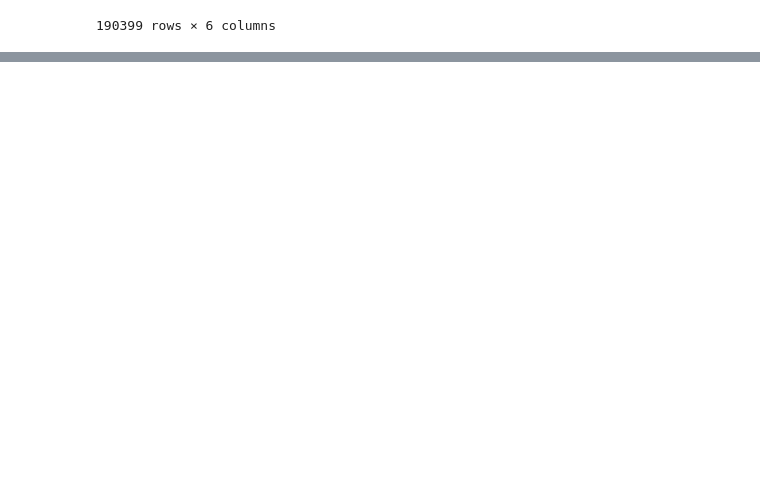
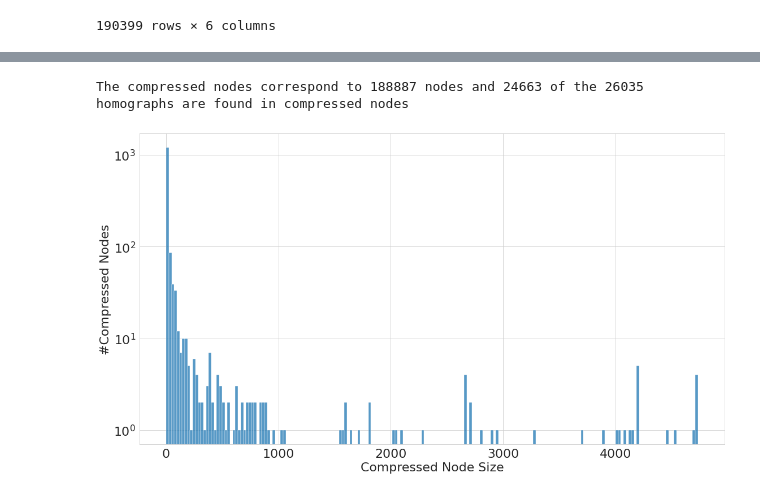
Before and after one commit to northeastern-datalab/domain_net, a Jupyter notebook: network_analysis/graph_compression.ipynb, the cells around one changed output, grey strips where cells are left out. Cells and saved outputs as stored; diff of their text form; code cells hidden in the pictures; blank space fills up the shorter version.

Commit message:
compressed node analysis

```diff
--- a/network_analysis/graph_compression.ipynb
+++ b/network_analysis/graph_compression.ipynb
@@ -145,6 +149,24 @@ True    17633
 dtype: int64
 # %% [markdown]
 # TUS Example
+# %%
+plt.rcParams["figure.figsize"] = (16,9)
+font = {'size'   : 22}
+matplotlib.rc('font', **font)
+# %%
+def get_compressed_nodes_df(compressed_node_to_orig_nodes, homographs):
+    compressed_nodes_dict = {'node': [], 'size': [], 'num_homographs': [], 'is_homograph': []}
+    for node in compressed_node_to_orig_nodes:
+        compressed_nodes_dict['node'].append(node)
+        compressed_nodes_dict['size'].append(len(compressed_node_to_orig_nodes[node]))
+
+        num_homographs = len(homographs & set(compressed_node_to_orig_nodes[node]))
+        compressed_nodes_dict['num_homographs'].append(num_homographs)
+
+        compressed_nodes_dict['is_homograph'].append(True) if num_homographs else compressed_nodes_dict['is_homograph'].append(False)
+
+    df = pd.DataFrame.from_dict(compressed_nodes_dict)
+    return df
 # %%
 g_path = '../graph_construction/combined_graphs_output/TUS/bipartite/bipartite.graph'
 g = pickle.load(open(g_path, 'rb'))
@@ -174,12 +198,3 @@ df
 | 200199 | OTP | cell | 3.231447e-13 | 4.039309e-14 | False | False |
 | 200200 | BDY | cell | 3.231447e-13 | 4.039309e-14 | False | False |
 190399 rows × 6 columns
-# %%
-bc_compressed = pickle.load(open('output/TUS_compressed/bc_compressed.pickle', 'rb'))
-bc_decompressed = utils.graph_collapsing.get_bc_scores_of_original_graph(compressed_graph_to_bc_score=bc_compressed, compressed_node_to_orig_nodes=compressed_node_to_orig_nodes)
-df['bc_compressed'] = df['node'].map(bc_decompressed)
-
-measures = ['betweenness_centrality', 'approximate_betweenness_centrality', 'bc_compressed']
-for measure in measures:
-    df[measure+'_dense_rank'] = df[measure].rank(method='dense', ascending=False)
-df
@@ -213,0 +201,4 @@ dtype: int64
+# %%
+homographs = set(df[df['is_homograph'] == True]['node'].values)
+df_compressed = get_compressed_nodes_df(compressed_node_to_orig_nodes, homographs)
+df_compressed
@@ -213,0 +219,11 @@ dtype: int64
+# %%
+print('The compressed nodes correspond to', df_compressed['size'].sum(), 'nodes and', df_compressed['num_homographs'].sum(), 'of the', len(homographs), 'homographs are found in compressed nodes')
+# %% [output]
+The compressed nodes correspond to 188887 nodes and 24663 of the 26035 homographs are found in compressed nodes
+# %%
+ax = sns.histplot(data=df_compressed, x='size', bins=200)
+ax.set(xlabel='Compressed Node Size', ylabel='#Compressed Nodes', yscale='log')
+plt.tight_layout()
+plt.savefig('figures/node_compression/compressed_node_size_histogram.svg')
+# %% [output]
+[figure, added]
```
Also changed, not shown: parts of 12 cells of this notebook.
